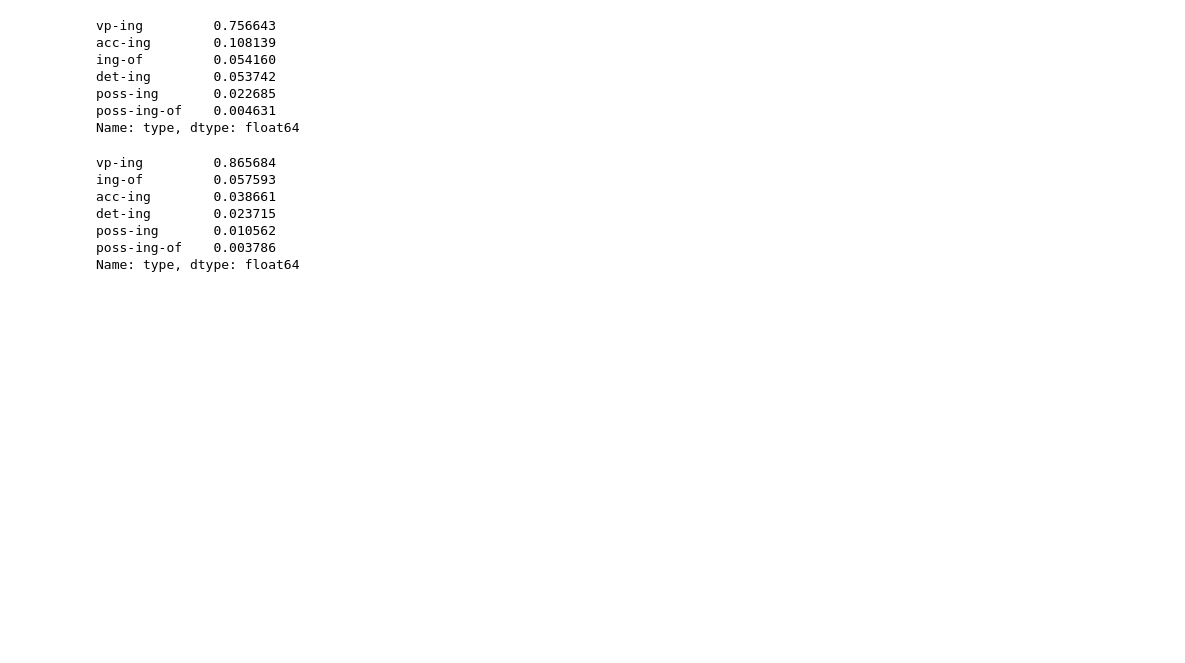
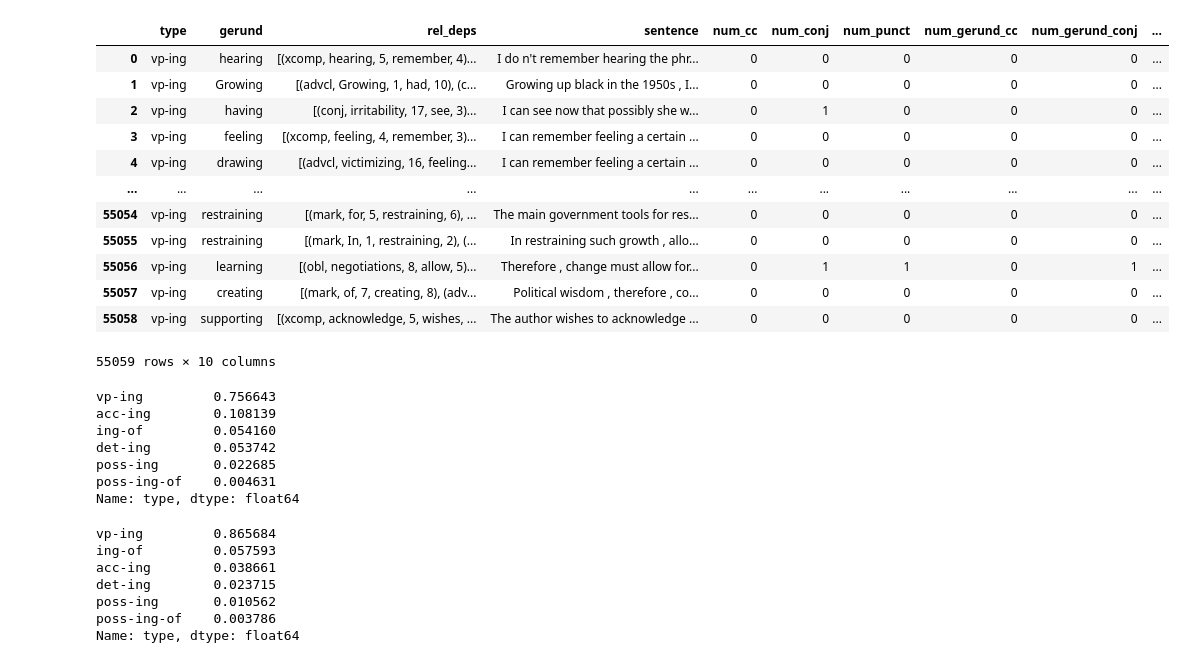
Before and after one commit to varvind830/lingustics-project, a Jupyter notebook: connectives.ipynb, the cells around one changed output. Saved outputs shown, nothing was run; the diff lists cells and outputs as text; code cells hidden in the pictures; blank space fills up the shorter version.

```diff
--- a/connectives.ipynb
+++ b/connectives.ipynb
@@ -105,6 +92,22 @@ p_data['num_punct'] = p_data['rel_deps'].apply(countPunct)
 p_data['num_gerund_cc'] = p_data['rel_deps'].apply(countGerundCC)
 p_data['num_gerund_conj'] = p_data['rel_deps'].apply(countGerundConj)
 p_data['num_gerund_punct'] = p_data['rel_deps'].apply(countGerundPunct)
+# %%
+p_data
+# %% [output]
+|  | type | gerund | rel_deps | sentence | num_cc | num_conj | num_punct | num_gerund_cc | num_gerund_conj | ... |
+| 0 | vp-ing | hearing | [(xcomp, hearing, 5, remember, 4)... | I do n't remember hearing the phr... | 0 | 0 | 0 | 0 | 0 | ... |
+| 1 | vp-ing | Growing | [(advcl, Growing, 1, had, 10), (c... | Growing up black in the 1950s , I... | 0 | 0 | 0 | 0 | 0 | ... |
+| 2 | vp-ing | having | [(conj, irritability, 17, see, 3)... | I can see now that possibly she w... | 0 | 1 | 0 | 0 | 0 | ... |
+| 3 | vp-ing | feeling | [(xcomp, feeling, 4, remember, 3)... | I can remember feeling a certain ... | 0 | 0 | 0 | 0 | 0 | ... |
+| 4 | vp-ing | drawing | [(advcl, victimizing, 16, feeling... | I can remember feeling a certain ... | 0 | 0 | 0 | 0 | 0 | ... |
+| ... | ... | ... | ... | ... | ... | ... | ... | ... | ... | ... |
+| 55054 | vp-ing | restraining | [(mark, for, 5, restraining, 6), ... | The main government tools for res... | 0 | 0 | 0 | 0 | 0 | ... |
+| 55055 | vp-ing | restraining | [(mark, In, 1, restraining, 2), (... | In restraining such growth , allo... | 0 | 0 | 0 | 0 | 0 | ... |
+| 55056 | vp-ing | learning | [(obl, negotiations, 8, allow, 5)... | Therefore , change must allow for... | 0 | 1 | 1 | 0 | 1 | ... |
+| 55057 | vp-ing | creating | [(mark, of, 7, creating, 8), (adv... | Political wisdom , therefore , co... | 0 | 0 | 0 | 0 | 0 | ... |
+| 55058 | vp-ing | supporting | [(xcomp, acknowledge, 5, wishes, ... | The author wishes to acknowledge ... | 0 | 0 | 0 | 0 | 0 | ... |
+55059 rows × 10 columns
 # %%
 p_data['type'].value_counts(normalize=True)
 # %% [output]
```
Also changed, not shown: parts of 1 cell of this notebook.
